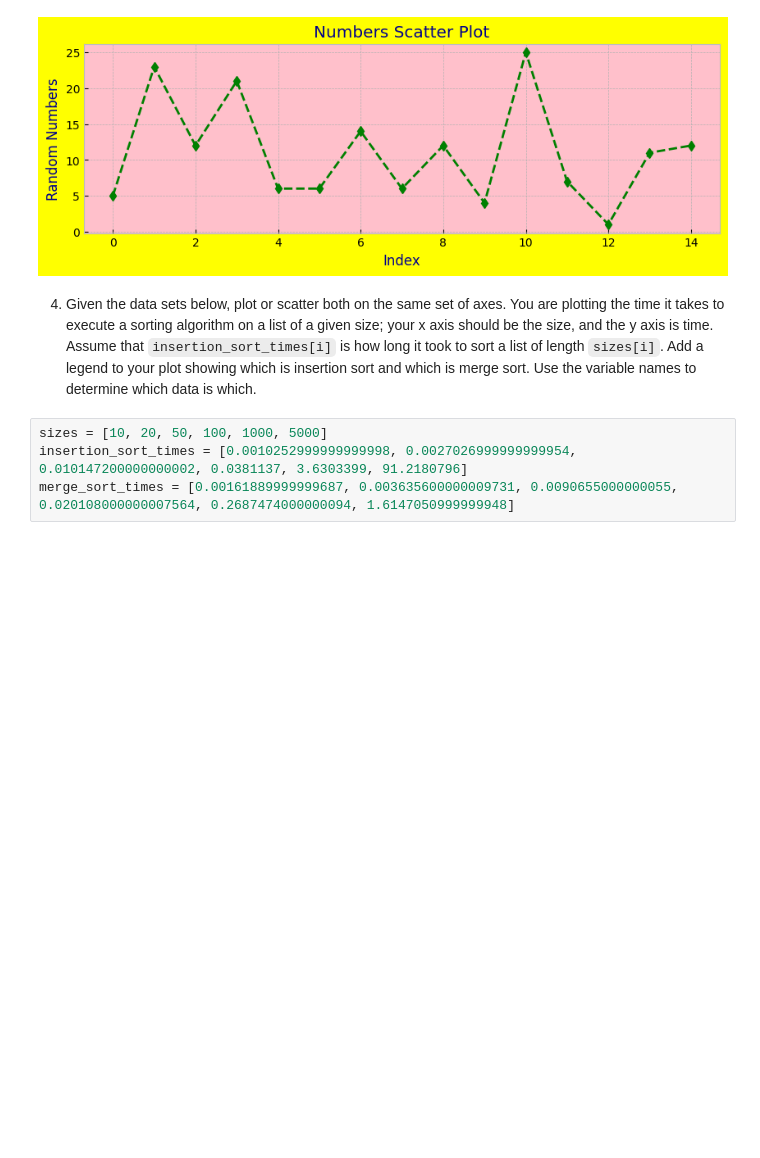
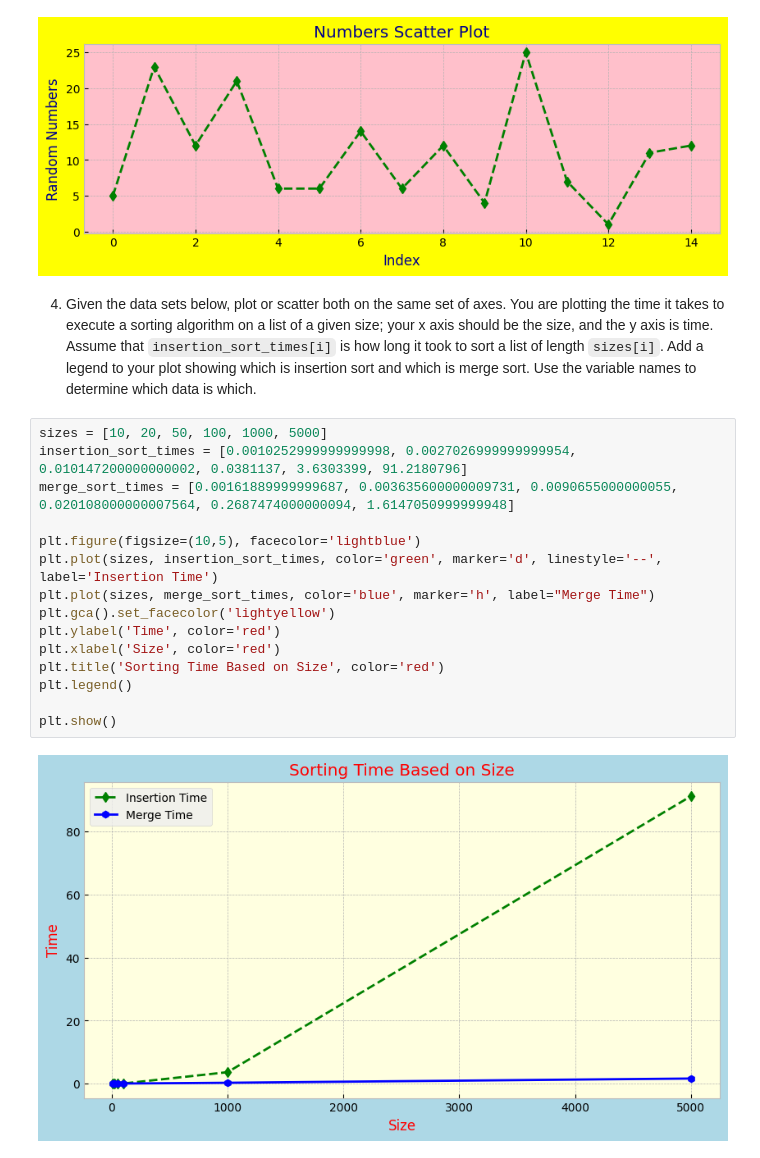
Before and after one commit to curt2023/pyplot, a Jupyter notebook: pyplot.ipynb, the cells around one changed output. Saved outputs shown, nothing was run; the diff lists cells and outputs as text; blank space fills up the shorter version.

```diff
--- a/pyplot.ipynb
+++ b/pyplot.ipynb
@@ -119,4 +119,17 @@ plt.show()
 # %%
 sizes = [10, 20, 50, 100, 1000, 5000]
 insertion_sort_times = [0.0010252999999999998, 0.0027026999999999954, 0.010147200000000002, 0.0381137, 3.6303399, 91.2180796]
 merge_sort_times = [0.00161889999999687, 0.003635600000009731, 0.0090655000000055, 0.020108000000007564, 0.2687474000000094, 1.6147050999999948]
+
+plt.figure(figsize=(10,5), facecolor='lightblue')
+plt.plot(sizes, insertion_sort_times, color='green', marker='d', linestyle='--', label='Insertion Time')
+plt.plot(sizes, merge_sort_times, color='blue', marker='h', label="Merge Time")
+plt.gca().set_facecolor('lightyellow')
+plt.ylabel('Time', color='red')
+plt.xlabel('Size', color='red')
+plt.title('Sorting Time Based on Size', color='red')
+plt.legend()
+
+plt.show()
+# %% [output]
+[figure, added]
```
